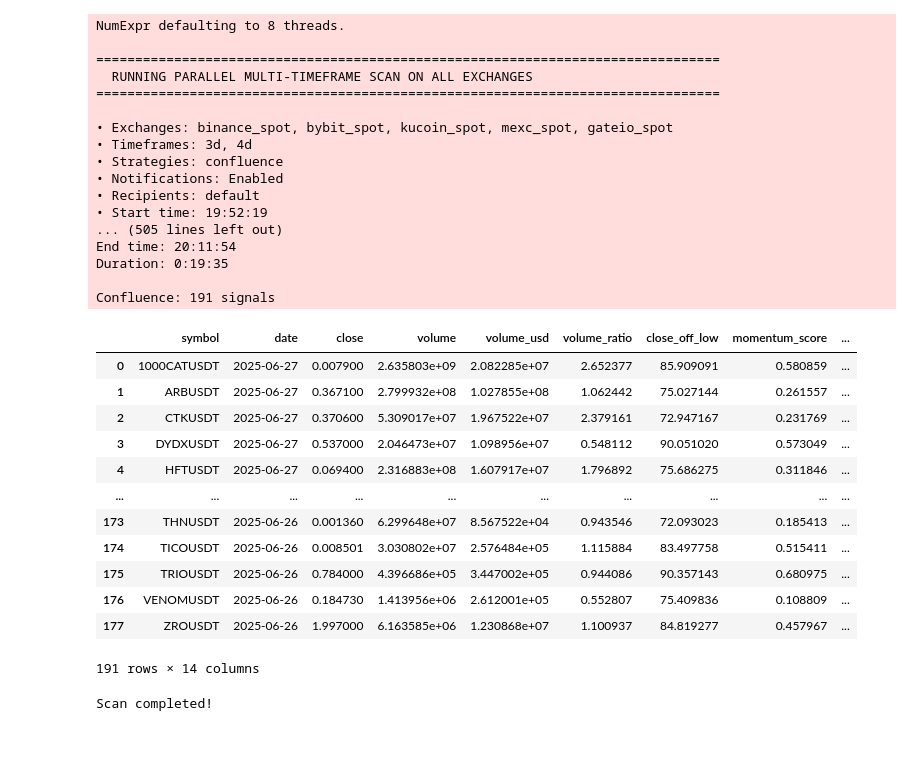
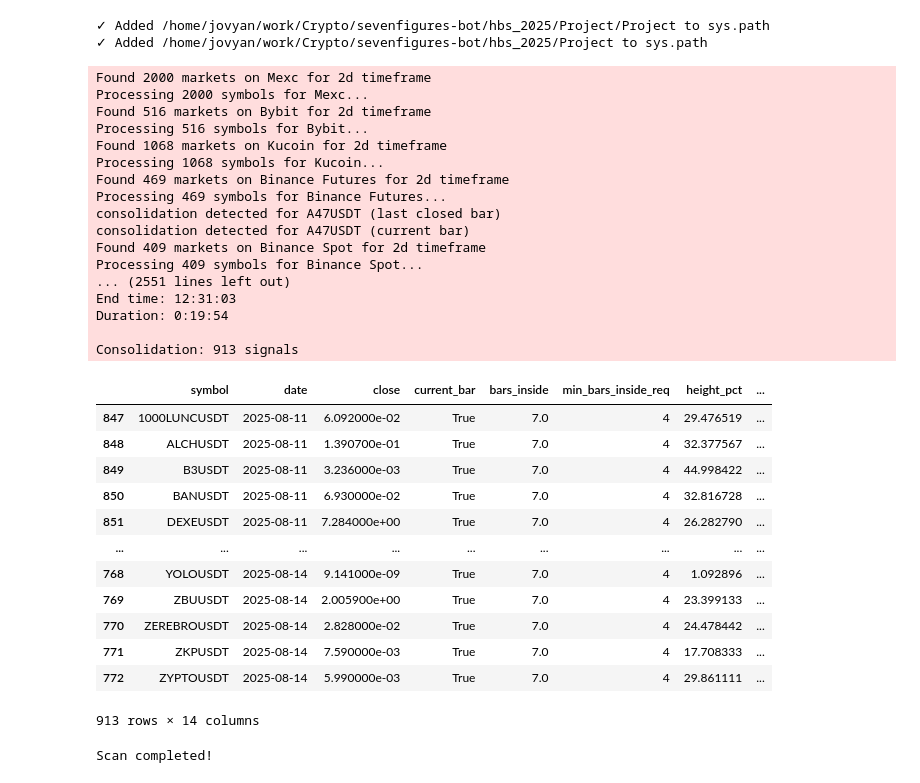
Before and after one commit to hassou7/market-scanner, a Jupyter notebook: Project/execute_vsa_project.ipynb, the cells around one changed output. Cells and saved outputs as stored; diff of their text form; code cells hidden in the pictures; blank space fills up the shorter version.

Commit message:
Added consolidation algorithm in the jupyter scanner

```diff
--- a/Project/execute_vsa_project.ipynb
+++ b/Project/execute_vsa_project.ipynb
@@ -45,8 +43,8 @@ async def main():
     """
     # Run parallel scan for test bar strategy on spot exchanges
     result = await run_parallel_exchanges(
-        timeframe="1d",                    # Example timeframe
-        strategies=["breakout_bar", "loaded_bar", "volume_surge", "start_bar"],
+        timeframe="4h",                    # Example timeframe
+        strategies=["confluence", "test_bar", "consolidation"],
         # strategies=["reversal_bar"],
         exchanges=spot_exchanges,          # Spot exchanges to scan
         users=["default"],                 # Recipients for Telegram notifications
@@ -56,14 +54,14 @@ async def main():
     """
     # Run multi-timeframe parallel scan
     result = await run_parallel_multi_timeframes_all_exchanges(
-        timeframes=["3d", "4d"],     # Multiple timeframes
-        strategies=["confluence"],        # Strategy to scan
-        exchanges=spot_exchanges,          # Exchanges to scan
+        timeframes=["2d", "3d", "1w"],     # Multiple timeframes
+        strategies=["consolidation"],        # Strategies to scan
+        exchanges=["binance_spot", "binance_futures", "bybit_spot", "kucoin_spot", "mexc_spot", "gateio_spot"],          # Exchanges to scan
         users=["default"],                 # Recipients for notifications
         send_telegram=True,                # Enable notifications
         min_volume_usd=None                # Use default volume threshold
     )
-    # """
+     #"""
 
     print("Scan completed!")
     return result
@@ -76,31 +92,33 @@ if __name__ == "__main__":
-NumExpr defaulting to 8 threads.
-
-================================================================================
-  RUNNING PARALLEL MULTI-TIMEFRAME SCAN ON ALL EXCHANGES
-================================================================================
-
-• Exchanges: binance_spot, bybit_spot, kucoin_spot, mexc_spot, gateio_spot
-• Timeframes: 3d, 4d
-• Strategies: confluence
-• Notifications: Enabled
-• Recipients: default
-• Start time: 19:52:19
-... (505 lines left out)
-End time: 20:11:54
-Duration: 0:19:35
-
-Confluence: 191 signals
+✓ Added /home/jovyan/work/Crypto/sevenfigures-bot/hbs_2025/Project/Project to sys.path
+✓ Added /home/jovyan/work/Crypto/sevenfigures-bot/hbs_2025/Project to sys.path
+Found 2000 markets on Mexc for 2d timeframe
+Processing 2000 symbols for Mexc...
+Found 516 markets on Bybit for 2d timeframe
+Processing 516 symbols for Bybit...
+Found 1068 markets on Kucoin for 2d timeframe
+Processing 1068 symbols for Kucoin...
+Found 469 markets on Binance Futures for 2d timeframe
+Processing 469 symbols for Binance Futures...
+consolidation detected for A47USDT (last closed bar)
+consolidation detected for A47USDT (current bar)
+Found 409 markets on Binance Spot for 2d timeframe
+Processing 409 symbols for Binance Spot...
+... (2551 lines left out)
+End time: 12:31:03
+Duration: 0:19:54
+
+Consolidation: 913 signals
-|  | symbol | date | close | volume | volume_usd | volume_ratio | close_off_low | momentum_score | ... |
-| 0 | 1000CATUSDT | 2025-06-27 | 0.007900 | 2.635803e+09 | 2.082285e+07 | 2.652377 | 85.909091 | 0.580859 | ... |
-| 1 | ARBUSDT | 2025-06-27 | 0.367100 | 2.799932e+08 | 1.027855e+08 | 1.062442 | 75.027144 | 0.261557 | ... |
-| 2 | CTKUSDT | 2025-06-27 | 0.370600 | 5.309017e+07 | 1.967522e+07 | 2.379161 | 72.947167 | 0.231769 | ... |
-| 3 | DYDXUSDT | 2025-06-27 | 0.537000 | 2.046473e+07 | 1.098956e+07 | 0.548112 | 90.051020 | 0.573049 | ... |
-| 4 | HFTUSDT | 2025-06-27 | 0.069400 | 2.316883e+08 | 1.607917e+07 | 1.796892 | 75.686275 | 0.311846 | ... |
-| ... | ... | ... | ... | ... | ... | ... | ... | ... | ... |
-| 173 | THNUSDT | 2025-06-26 | 0.001360 | 6.299648e+07 | 8.567522e+04 | 0.943546 | 72.093023 | 0.185413 | ... |
-| 174 | TICOUSDT | 2025-06-26 | 0.008501 | 3.030802e+07 | 2.576484e+05 | 1.115884 | 83.497758 | 0.515411 | ... |
-| 175 | TRIOUSDT | 2025-06-26 | 0.784000 | 4.396686e+05 | 3.447002e+05 | 0.944086 | 90.357143 | 0.680975 | ... |
-| 176 | VENOMUSDT | 2025-06-26 | 0.184730 | 1.413956e+06 | 2.612001e+05 | 0.552807 | 75.409836 | 0.108809 | ... |
-| 177 | ZROUSDT | 2025-06-26 | 1.997000 | 6.163585e+06 | 1.230868e+07 | 1.100937 | 84.819277 | 0.457967 | ... |
+|  | symbol | date | close | current_bar | bars_inside | min_bars_inside_req | height_pct | ... |
+| 847 | 1000LUNCUSDT | 2025-08-11 | 6.092000e-02 | True | 7.0 | 4 | 29.476519 | ... |
+| 848 | ALCHUSDT | 2025-08-11 | 1.390700e-01 | True | 7.0 | 4 | 32.377567 | ... |
+| 849 | B3USDT | 2025-08-11 | 3.236000e-03 | True | 7.0 | 4 | 44.998422 | ... |
+| 850 | BANUSDT | 2025-08-11 | 6.930000e-02 | True | 7.0 | 4 | 32.816728 | ... |
+| 851 | DEXEUSDT | 2025-08-11 | 7.284000e+00 | True | 7.0 | 4 | 26.282790 | ... |
+| ... | ... | ... | ... | ... | ... | ... | ... | ... |
+| 768 | YOLOUSDT | 2025-08-14 | 9.141000e-09 | True | 7.0 | 4 | 1.092896 | ... |
+| 769 | ZBUUSDT | 2025-08-14 | 2.005900e+00 | True | 7.0 | 4 | 23.399133 | ... |
+| 770 | ZEREBROUSDT | 2025-08-14 | 2.828000e-02 | True | 7.0 | 4 | 24.478442 | ... |
+| 771 | ZKPUSDT | 2025-08-14 | 7.590000e-03 | True | 7.0 | 4 | 17.708333 | ... |
+| 772 | ZYPTOUSDT | 2025-08-14 | 5.990000e-03 | True | 7.0 | 4 | 29.861111 | ... |
-191 rows × 14 columns
-Scan completed!
+913 rows × 14 columns
+Scan completed!
```
Also changed, not shown: parts of 9 cells of this notebook, 7 other files.
